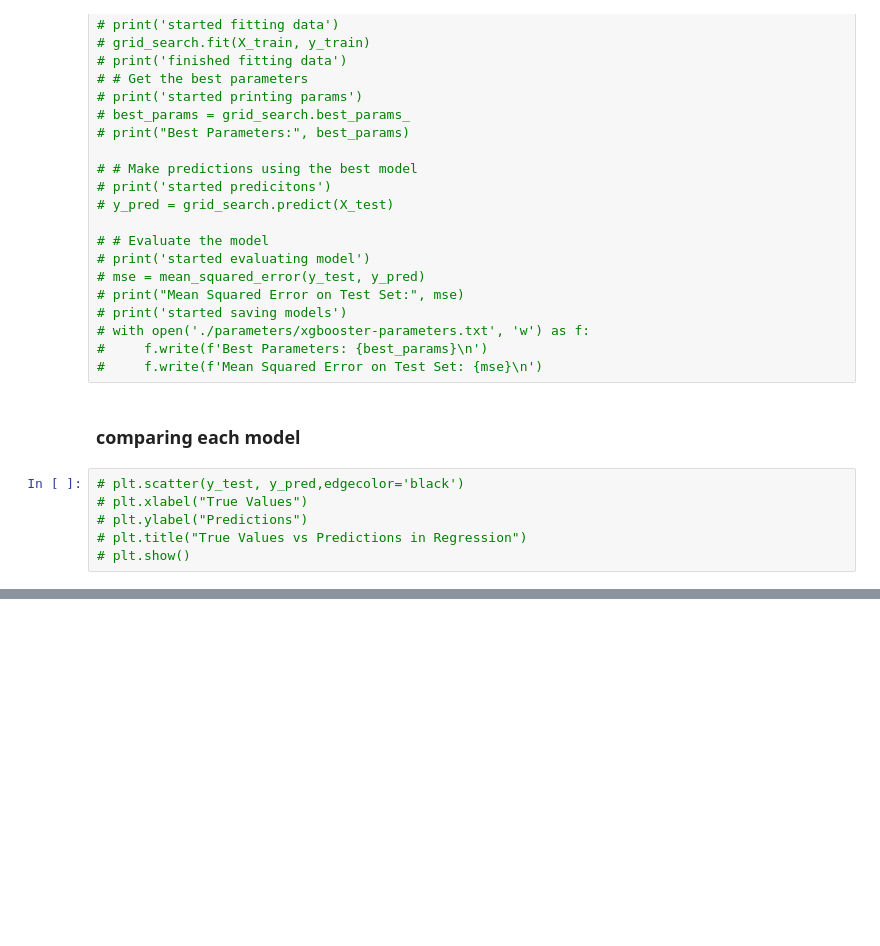
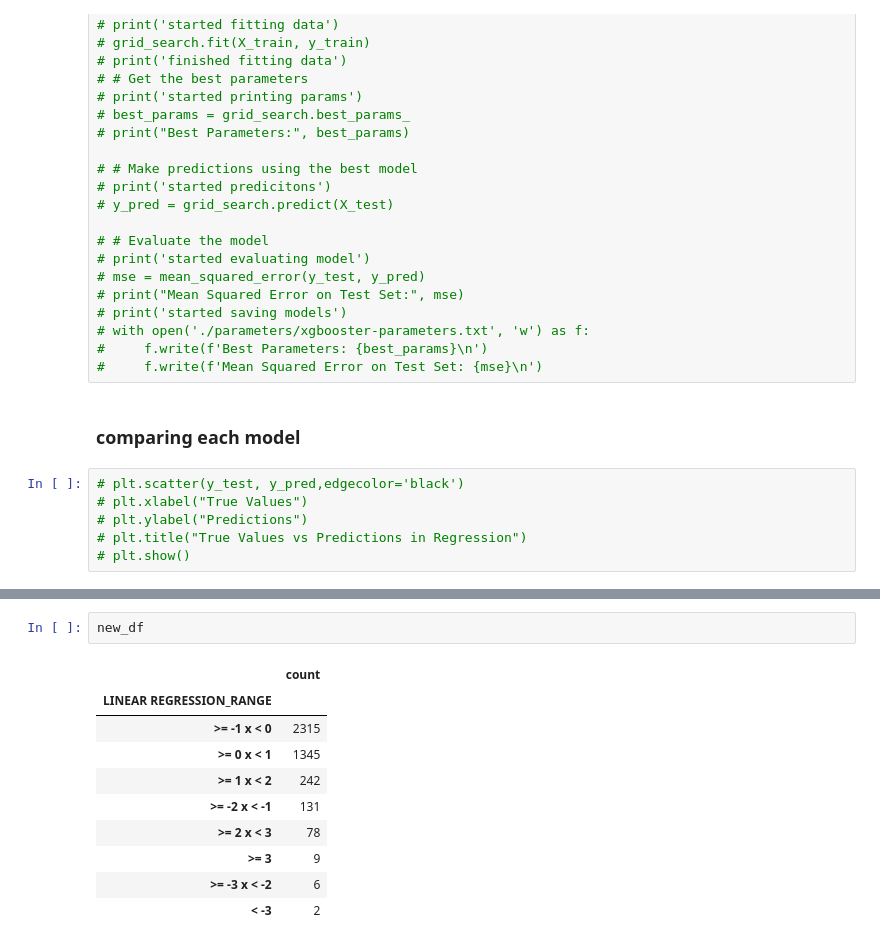
Before and after one commit to leofrio/california-house-pricing-model-comparrison-leo, a Jupyter notebook: californiapricing.ipynb, the cells around one changed output, grey strips where cells are left out. Drawn from its saved outputs; the diff is of its cells as text; blank space fills up the shorter version.

```diff
--- a/californiapricing.ipynb
+++ b/californiapricing.ipynb
@@ -715,0 +834,13 @@ plt.savefig('./images/model-comparrison.png')
+# %%
+new_df
+# %% [output]
+|  | count |
+| LINEAR REGRESSION_RANGE |  |
+| >= -1 x < 0 | 2315 |
+| >= 0 x < 1 | 1345 |
+| >= 1 x < 2 | 242 |
+| >= -2 x < -1 | 131 |
+| >= 2 x < 3 | 78 |
+| >= 3 | 9 |
+| >= -3 x < -2 | 6 |
+| < -3 | 2 |
```
Also changed, not shown: parts of 30 cells of this notebook, 6 other files.
